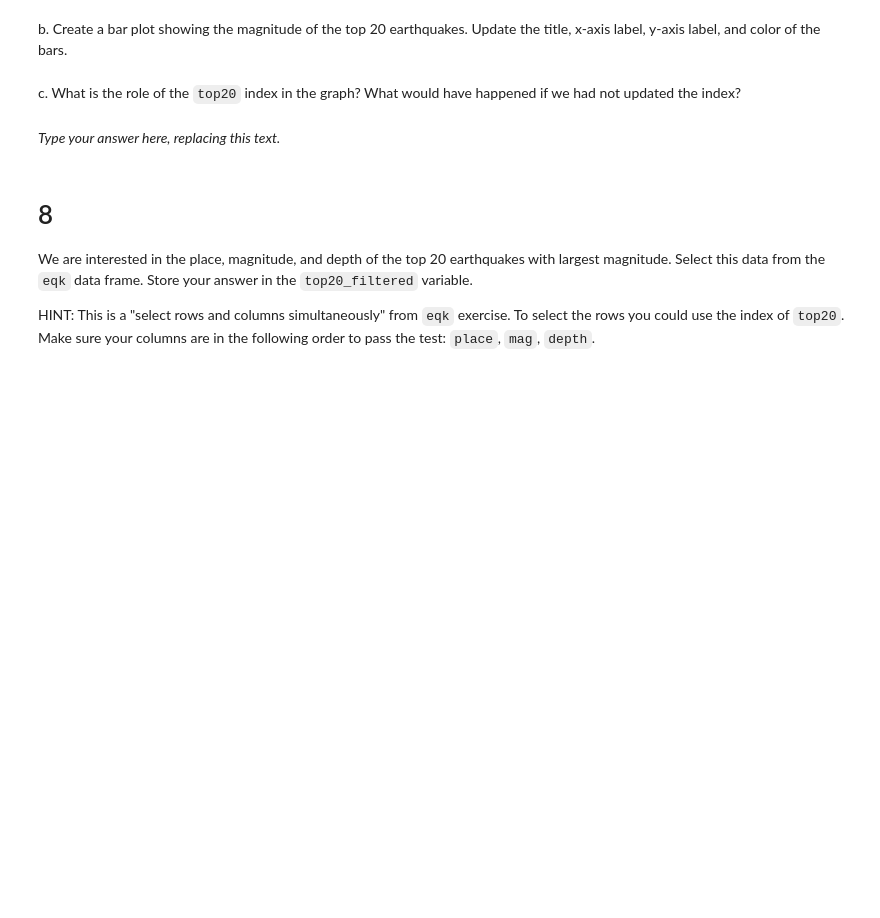
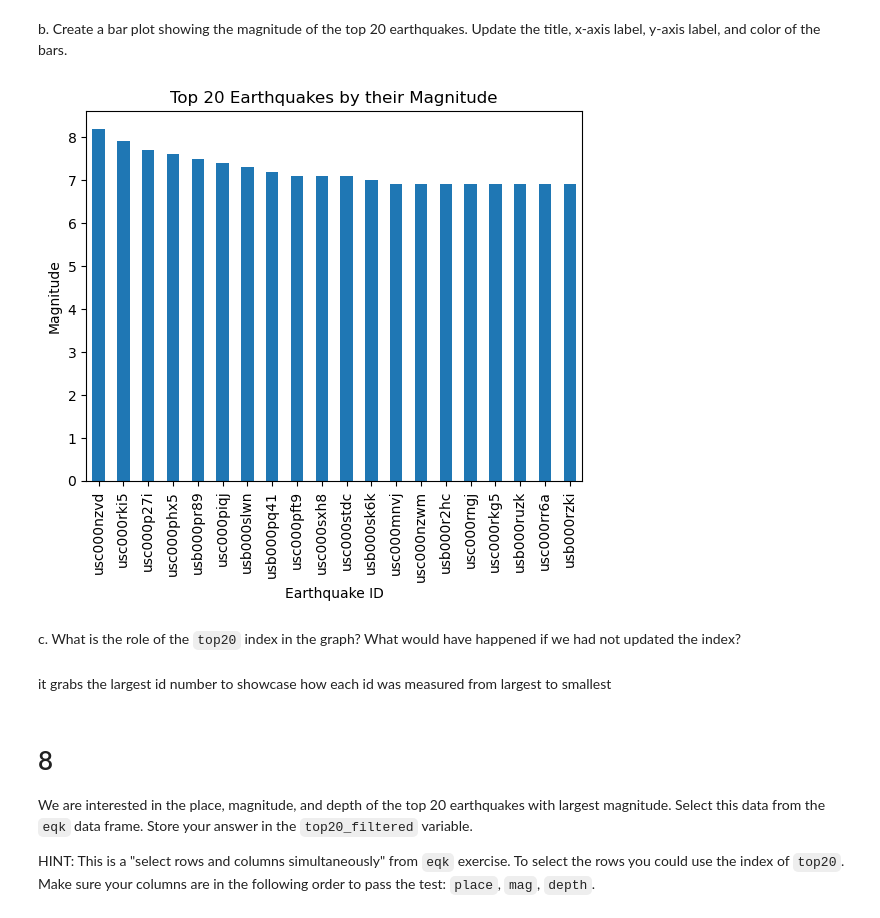
Before and after one commit to Amapolaa/eds220-hwk1, a Jupyter notebook: task3/hwk1-task3-earthquakes.ipynb, the cells around one changed output. Saved outputs shown, nothing was run; the diff lists cells and outputs as text; code cells hidden in the pictures; blank space fills up the shorter version.

```diff
--- a/task3/hwk1-task3-earthquakes.ipynb
+++ b/task3/hwk1-task3-earthquakes.ipynb
@@ -185,3 +240,6 @@ top20 = ...
+# %%
+#using n.largest it will pull the top 20 earthquakes from the id col
+top20 = eqk['mag'].nlargest(20)
 # %%
 # View the dataframe
 top20
@@ -191,14 +269,23 @@ grader.check("q7_a")
 <!-- BEGIN QUESTION -->
 
 b. Create a bar plot showing the magnitude of the top 20 earthquakes. Update the title, x-axis label, y-axis label, and color of the bars.
+# %%
+#create a bar plt to showcase the mag 20 using .plt
+top_mag = top20.plot(kind='bar',
+                    title='Top 20 Earthquakes by their Magnitude',
+                    xlabel='Earthquake ID',
+                    ylabel='Magnitude'
+                    )
+# %% [output]
+[figure, added]
 # %% [markdown]
 <!-- END QUESTION -->
 
 <!-- BEGIN QUESTION -->
 
 c. What is the role of the `top20` index in the graph? What would have happened if we had not updated the index?
-# %% [markdown]
-_Type your answer here, replacing this text._
+# %% [markdown]
+it grabs the largest id number to showcase how each id was measured from largest to smallest
 # %% [markdown]
 <!-- END QUESTION -->
 
```
Also changed, not shown: parts of 21 cells of this notebook.
